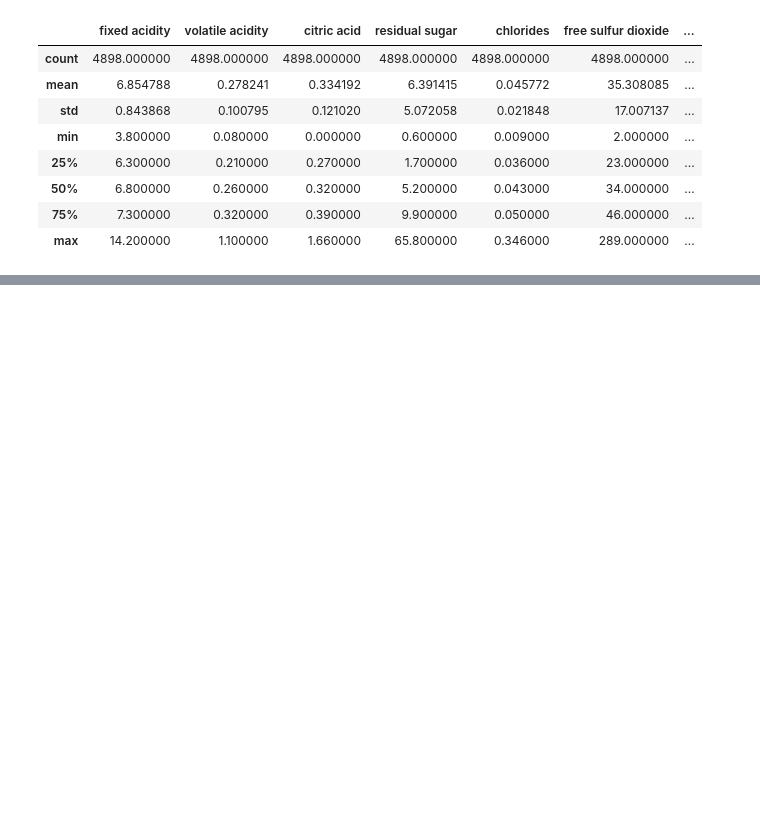
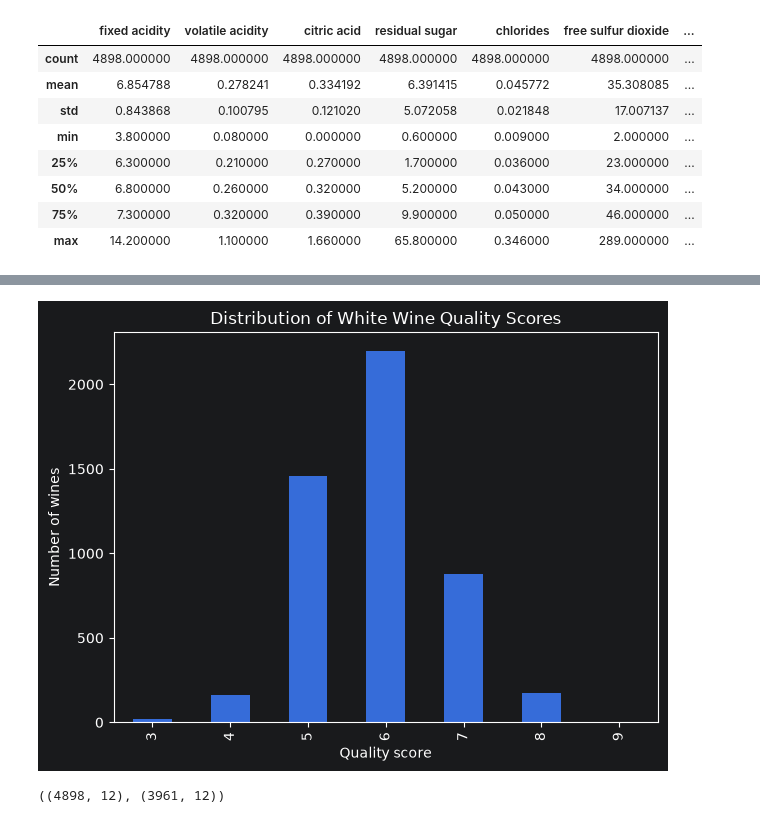
Before and after one commit to amanullah-ops/wine-quality-prediction, a Jupyter notebook: notebooks/01_data_inspection.ipynb, the cells around one changed output, grey strips where cells are left out. Saved outputs shown, nothing was run; the diff lists cells and outputs as text; code cells hidden in the pictures; blank space fills up the shorter version.

```diff
--- a/notebooks/01_data_inspection.ipynb
+++ b/notebooks/01_data_inspection.ipynb
@@ -73,0 +84,18 @@ df.describe()
+# %%
+import matplotlib.pyplot as plt
+
+df["quality"].value_counts().sort_index().plot(
+    kind="bar",
+    xlabel="Quality score",
+    ylabel="Number of wines",
+    title="Distribution of White Wine Quality Scores",
+)
+
+plt.tight_layout()
+plt.show()
+# %% [output]
+[figure, added]
+# %%
+df.shape, df.drop_duplicates().shape
+# %% [output]
+((4898, 12), (3961, 12))
```
Also changed, not shown: parts of 14 cells of this notebook.
